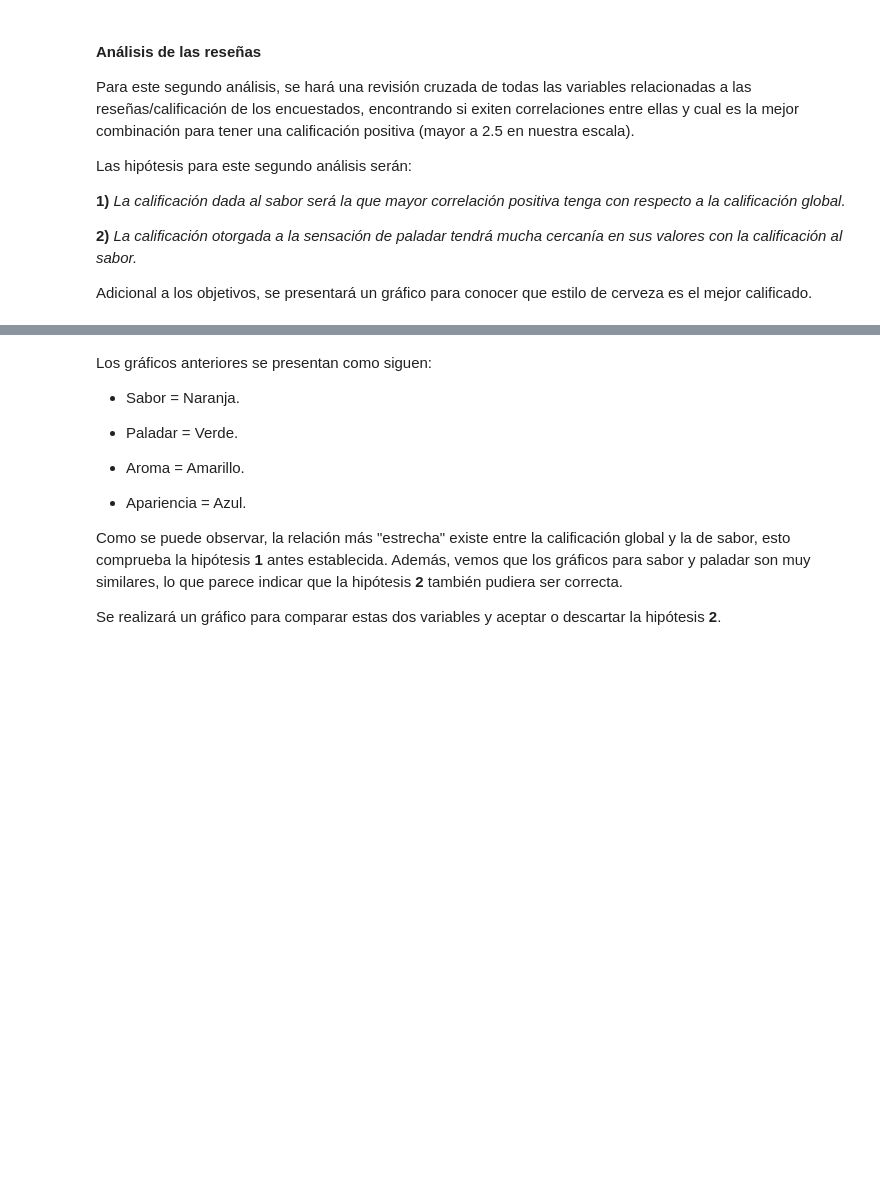
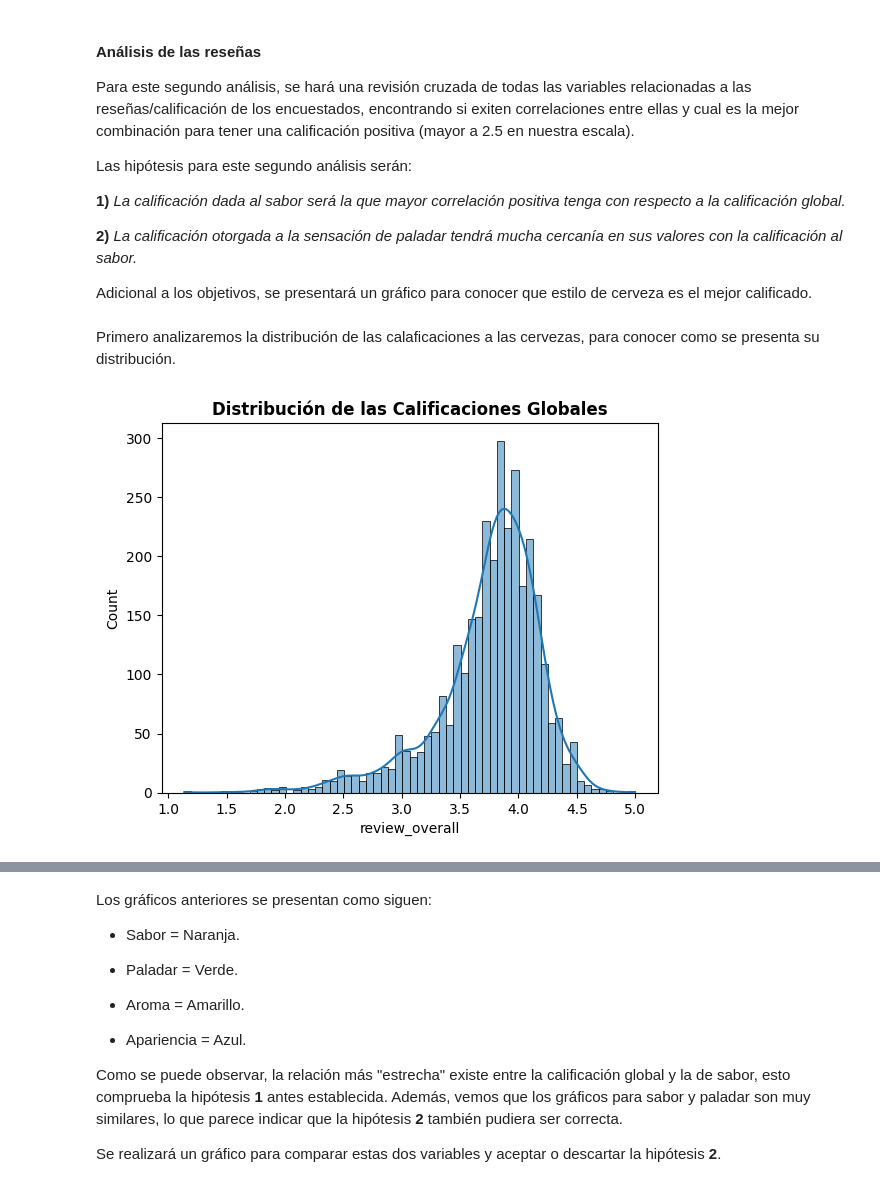
Before and after one commit to JMRRT1992/Coderhouse, a Jupyter notebook: Proyecto/Data/Raw/Entrega 2/vizualizacion_ReyesRetanaT.ipynb, the cells around one changed output, grey strips where cells are left out. Saved outputs shown, nothing was run; the diff lists cells and outputs as text; code cells hidden in the pictures; blank space fills up the shorter version.

```diff
--- a/Proyecto/Data/Raw/Entrega 2/vizualizacion_ReyesRetanaT.ipynb
+++ b/Proyecto/Data/Raw/Entrega 2/vizualizacion_ReyesRetanaT.ipynb
@@ -550,3 +550,11 @@ Las hipótesis para este segundo análisis serán:
 **2)** *La calificación otorgada a la sensación de paladar tendrá mucha cercanía en sus valores con la calificación al sabor.*
 
 Adicional a los objetivos, se presentará un gráfico para conocer que estilo de cerveza es el mejor calificado.
+# %% [markdown]
+Primero analizaremos la distribución de las calaficaciones a las cervezas, para conocer como se presenta su distribución.
+# %%
+#Primer gráfico, histograma con curva suavizada para mostrar la distribución de la información variable calificación
+#global.
+cglobal = sns.histplot(data = wrk_df, x = "review_overall", kde = True).set(title = "Distribución de las Calificaciones Globales")
+# %% [output]
+[figure, added]
```
Also changed, not shown: parts of 6 cells of this notebook.
